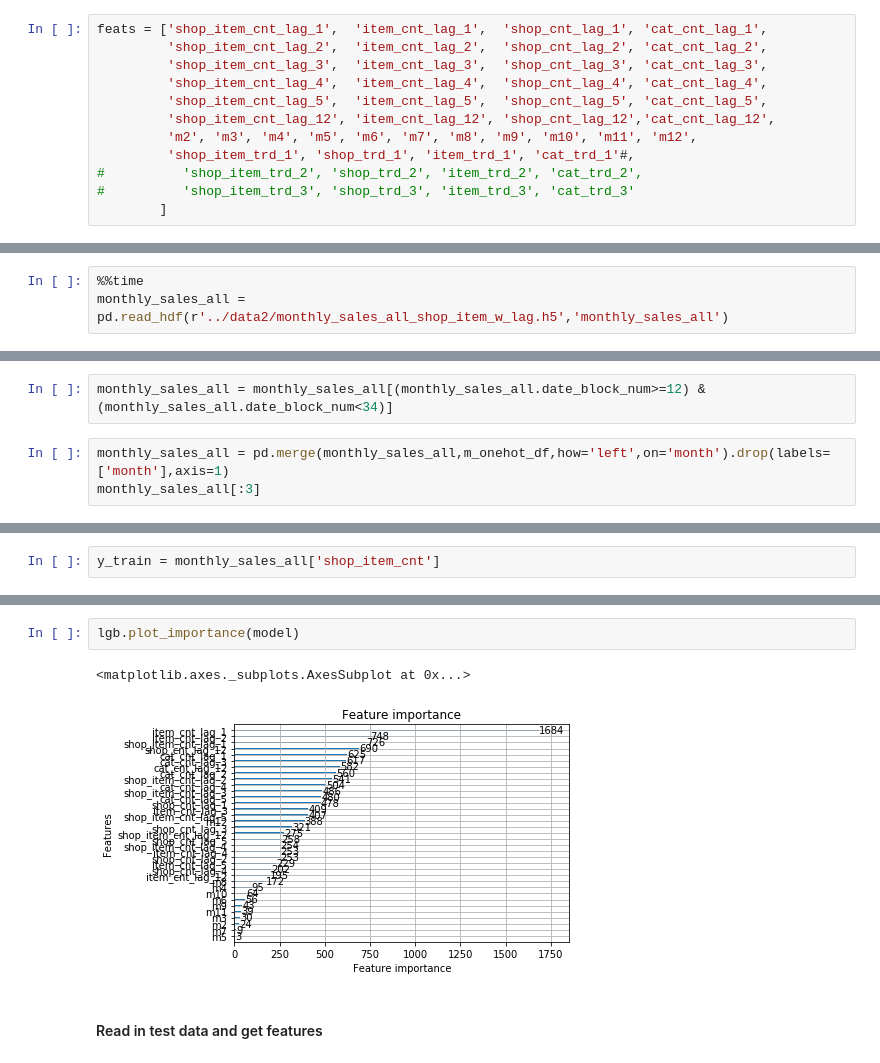
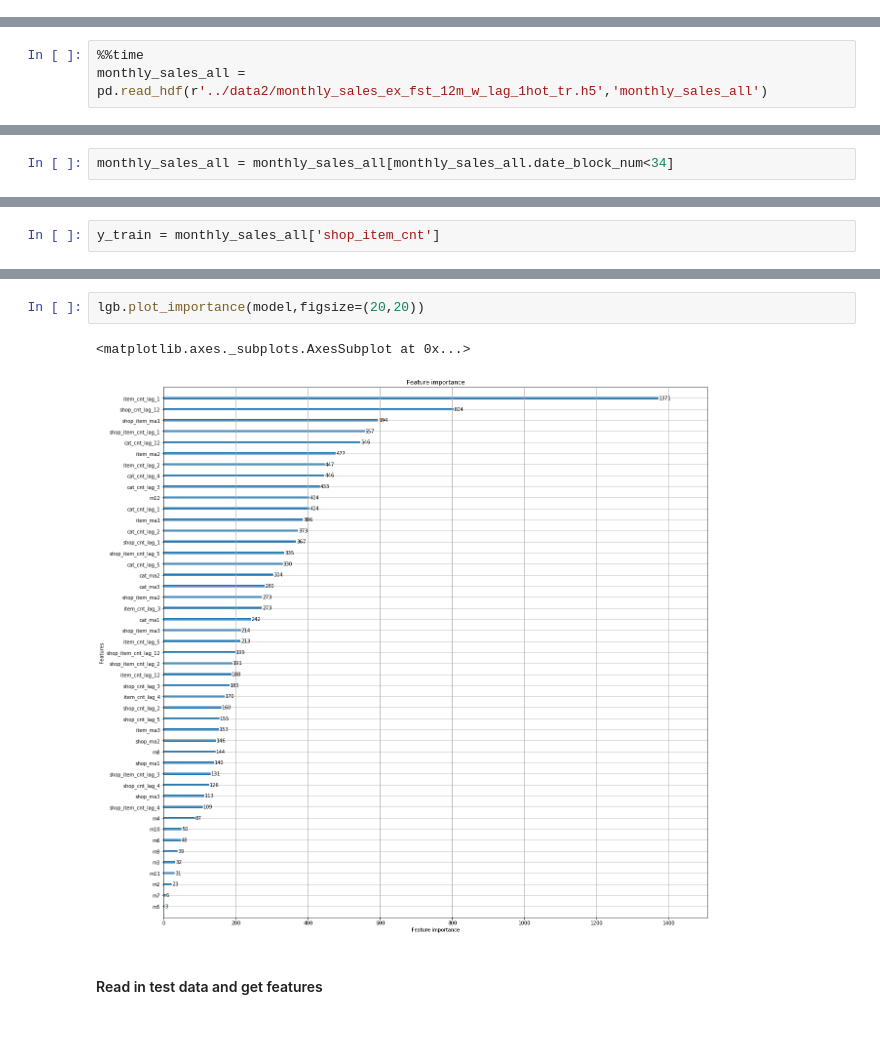
Before and after one commit to xiaoyu7016/my_kaggle, a Jupyter notebook: course/script/2018.10.15 - Time-based features_more exploration.ipynb, the cells around one changed output, grey strips where cells are left out. Cells and saved outputs as stored; diff of their text form; blank space fills up the shorter version.

Commit message:
tried ma features; new model on first order diff

```diff
--- a/course/script/2018.10.15 - Time-based features_more exploration.ipynb
+++ b/course/script/2018.10.15 - Time-based features_more exploration.ipynb
@@ -233,12 +334,0 @@ gc.collect()
-# %%
-feats = ['shop_item_cnt_lag_1',  'item_cnt_lag_1',  'shop_cnt_lag_1', 'cat_cnt_lag_1',
-         'shop_item_cnt_lag_2',  'item_cnt_lag_2',  'shop_cnt_lag_2', 'cat_cnt_lag_2',
-         'shop_item_cnt_lag_3',  'item_cnt_lag_3',  'shop_cnt_lag_3', 'cat_cnt_lag_3',
-         'shop_item_cnt_lag_4',  'item_cnt_lag_4',  'shop_cnt_lag_4', 'cat_cnt_lag_4',
-         'shop_item_cnt_lag_5',  'item_cnt_lag_5',  'shop_cnt_lag_5', 'cat_cnt_lag_5',
-         'shop_item_cnt_lag_12', 'item_cnt_lag_12', 'shop_cnt_lag_12','cat_cnt_lag_12',
-         'm2', 'm3', 'm4', 'm5', 'm6', 'm7', 'm8', 'm9', 'm10', 'm11', 'm12',
-         'shop_item_trd_1', 'shop_trd_1', 'item_trd_1', 'cat_trd_1'#,
-#          'shop_item_trd_2', 'shop_trd_2', 'item_trd_2', 'cat_trd_2',
-#          'shop_item_trd_3', 'shop_trd_3', 'item_trd_3', 'cat_trd_3'
-        ]
@@ -369,5 +403,5 @@ Since there is improvement, create a submission w only time-based features </str
 ### Create a new submission
 # %%
 %%time
-monthly_sales_all = pd.read_hdf(r'../data2/monthly_sales_all_shop_item_w_lag.h5','monthly_sales_all')
+monthly_sales_all = pd.read_hdf(r'../data2/monthly_sales_ex_fst_12m_w_lag_1hot_tr.h5','monthly_sales_all')
 # %% [output]
@@ -375,5 +409,2 @@ Wall time: 7.16 s
 # %%
-monthly_sales_all = monthly_sales_all[(monthly_sales_all.date_block_num>=12) & (monthly_sales_all.date_block_num<34)]
+monthly_sales_all = monthly_sales_all[monthly_sales_all.date_block_num<34]
-# %%
-monthly_sales_all = pd.merge(monthly_sales_all,m_onehot_df,how='left',on='month').drop(labels=['month'],axis=1)
-monthly_sales_all[:3]
@@ -414,8 +439,8 @@ Wall time: 8min
 # %%
-lgb.plot_importance(model)
+lgb.plot_importance(model,figsize=(20,20))
 # %% [output]
 <matplotlib.axes._subplots.AxesSubplot at 0x...>
-[figure, old version]
+[figure, new version]
 # %% [markdown]
 #### Read in test data and get features
 # %%
```
Also changed, not shown: parts of 43 cells of this notebook, 1 other file.
